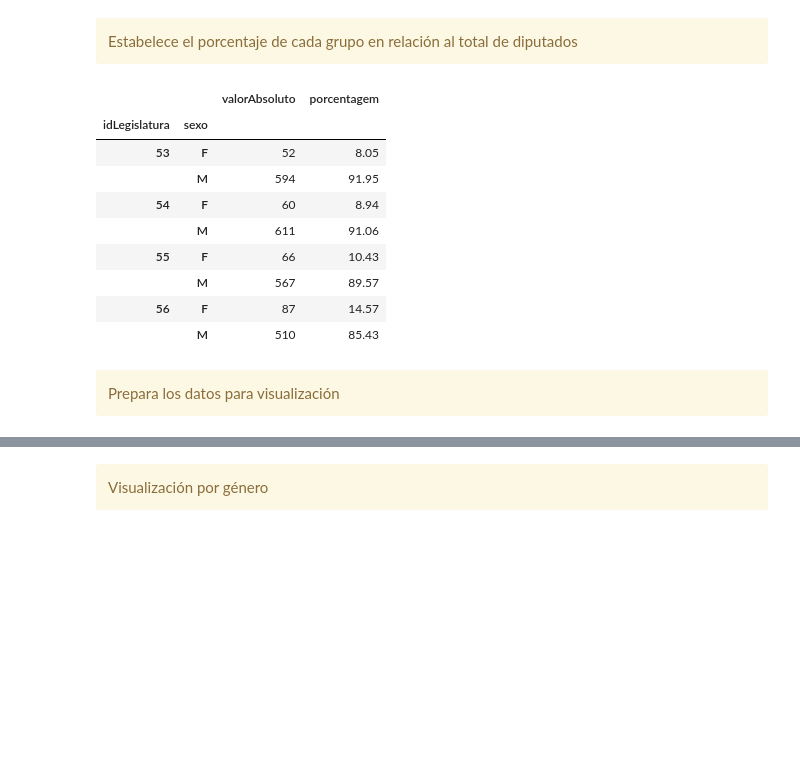
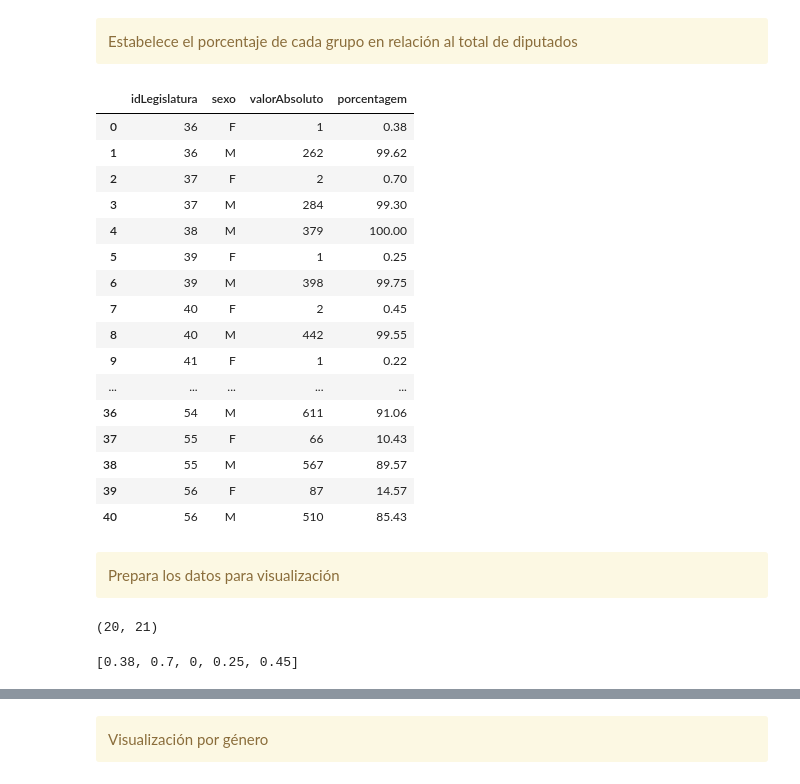
Before and after one commit to cecivieira/cotas-genero-eleicoes-e-proposicoes-legislativas, a Jupyter notebook: PyCon_US.ipynb, the cells around one changed output, grey strips where cells are left out. Cells and saved outputs as stored; diff of their text form; code cells hidden in the pictures; blank space fills up the shorter version.

```diff
--- a/PyCon_US.ipynb
+++ b/PyCon_US.ipynb
@@ -992,26 +1000,34 @@ array([56, 55, 54, 53, 52, 51, 50, 49, 48, 47, 46, 45, 44, 43, 42, 41, 40,
 # %% [markdown]
 <div class="alert-warning">Agrupar por género</div>
 # %%
-agrupa_sexo_h4 = df_candidaturas_eleitas.groupby(['idLegislatura', 'sexo']).size().to_frame('valorAbsoluto')
+agrupa_sexo_todas = df_candidaturas_eleitas.groupby(['idLegislatura', 'sexo']).size().to_frame('valorAbsoluto')
 # %% [markdown]
 <div class="alert-warning">Estabelece el porcentaje de cada grupo en relación al total de diputados</div>
 # %%
-agrupa_sexo_h4['porcentagem'] = round(agrupa_sexo_h4['valorAbsoluto'].div(agrupa_sexo_h2.groupby('idLegislatura')['valorAbsoluto'].transform('sum')).mul(100), 2)
+agrupa_sexo_todas['porcentagem'] = round(agrupa_sexo_todas['valorAbsoluto'].div(agrupa_sexo_todas.groupby(
+                                    'idLegislatura')['valorAbsoluto'].transform('sum')).mul(100), 2)
 # %%
-agrupa_sexo_h2_df = agrupa_sexo_h2.reset_index()
+agrupa_sexo_todas_df = agrupa_sexo_todas.reset_index()
 # %%
-agrupa_sexo_h2
+agrupa_sexo_todas_df
 # %% [output]
-|  |  | valorAbsoluto | porcentagem |
-| idLegislatura | sexo |  |  |
-| 53 | F | 52 | 8.05 |
-|  | M | 594 | 91.95 |
-| 54 | F | 60 | 8.94 |
-|  | M | 611 | 91.06 |
-| 55 | F | 66 | 10.43 |
-|  | M | 567 | 89.57 |
-| 56 | F | 87 | 14.57 |
-|  | M | 510 | 85.43 |
+|  | idLegislatura | sexo | valorAbsoluto | porcentagem |
+| 0 | 36 | F | 1 | 0.38 |
+| 1 | 36 | M | 262 | 99.62 |
+| 2 | 37 | F | 2 | 0.70 |
+| 3 | 37 | M | 284 | 99.30 |
+| 4 | 38 | M | 379 | 100.00 |
+| 5 | 39 | F | 1 | 0.25 |
+| 6 | 39 | M | 398 | 99.75 |
+| 7 | 40 | F | 2 | 0.45 |
+| 8 | 40 | M | 442 | 99.55 |
+| 9 | 41 | F | 1 | 0.22 |
+| ... | ... | ... | ... | ... |
+| 36 | 54 | M | 611 | 91.06 |
+| 37 | 55 | F | 66 | 10.43 |
+| 38 | 55 | M | 567 | 89.57 |
+| 39 | 56 | F | 87 | 14.57 |
+| 40 | 56 | M | 510 | 85.43 |
 # %% [markdown]
 <div class="alert-warning">Prepara los datos para visualización</div>
 # %%
@@ -1019,0 +1036,8 @@ homem_h2 = agrupa_sexo_h2_df[agrupa_sexo_h2_df['sexo'] == 'M']['porcentagem'].to
+# %%
+len(mulher_todas), len(homem_todas)
+# %% [output]
+(20, 21)
+# %%
+mulher_todas[:5]
+# %% [output]
+[0.38, 0.7, 0, 0.25, 0.45]
```
Also changed, not shown: parts of 34 cells of this notebook.
